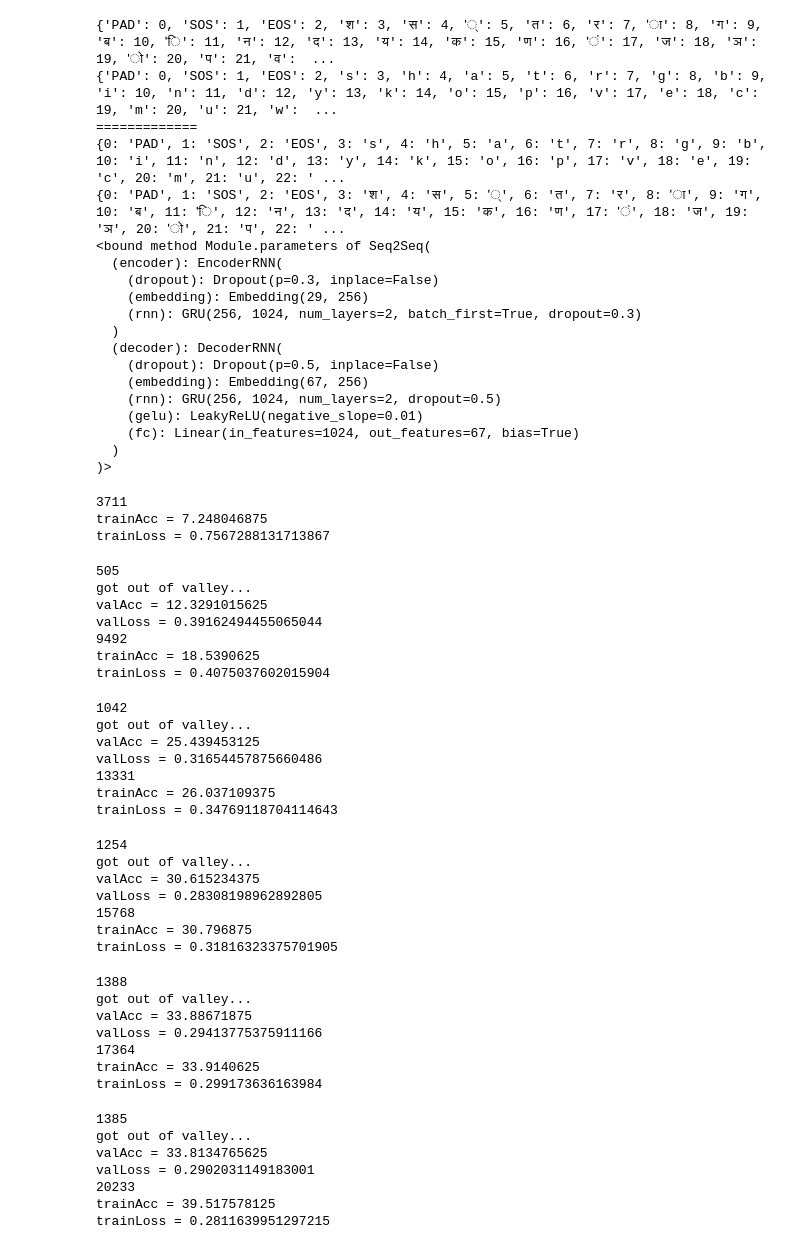
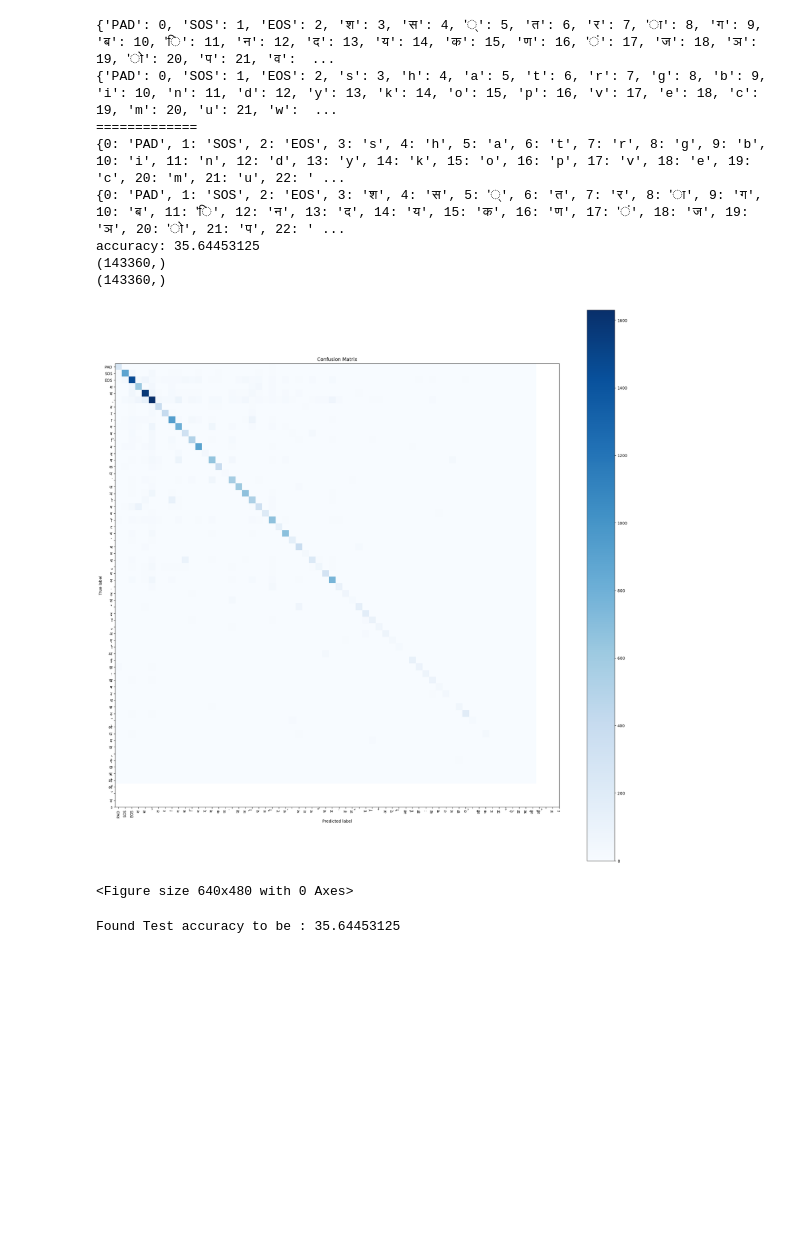
Before and after one commit to Barenya255/DLAssignment3, a Jupyter notebook: DLAssignment3.ipynb, the cells around one changed output. Saved outputs shown, nothing was run; the diff lists cells and outputs as text; code cells hidden in the pictures; blank space fills up the shorter version.

```diff
--- a/DLAssignment3.ipynb
+++ b/DLAssignment3.ipynb
@@ -16,6 +16,7 @@ bestConfig = True
 loaded = True
 # %%
 class PrepText():
+    ''' This class will be used to pre process the data '''
     def __init__ (self, maxSize):
         self.textToNumX = {}
         self.numToTextX = {}
@@ -251,8 +252,7 @@ class EncoderRNN(nn.Module):
 
         return outputs, hidden, cell
 # %%
-class
-(nn.Module):
+class DecoderRNN(nn.Module):
     def __init__(self, input_size, embedding_size, hidden_size, output_size, num_layers, p, biDirection, RNN):
 
 
@@ -355,13 +355,12 @@ def accuracy(model,dataLoader,batch_size):
 
 
         x ,y = x.to(device), y.to (device)
-        output=model(src,target,0)
-
+        output=model(x,y,0)
+        output = nn.Softmax (dim=2) (output)
         predictions=torch.argmax(output,dim=2)
         pred=predictions.T
 
         x= pred
-        y = target1
         #print(x.shape)
         #print (y.shape)
 
@@ -592,7 +591,7 @@ def wandbTrainer ():
 
     else:
 
-        model = torch.load ("/kaggle/input/weights/seq2seq")
+        model = torch.load ("/kaggle/input/bestmodel/seq2seq")
 
 
 
@@ -823,68 +838,22 @@ def plotConfusion(predictedList, targetList, dataPrepper):
     plt.tight_layout()
     plt.show()
 # %%
-if __name__ == "__main__":
+y if __name__ == "__main__":
 
 
     if bestConfig == False:
         getLogging ("4a022304a9a0aebfd481babe48517c3bac750362", "DLAssignment3", "cs22m028")
     else:
         wandbTrainer()
 # %% [output]
 {'PAD': 0, 'SOS': 1, 'EOS': 2, 'श': 3, 'स': 4, '्': 5, 'त': 6, 'र': 7, 'ा': 8, 'ग': 9, 'ब': 10, 'ि': 11, 'न': 12, 'द': 13, 'य': 14, 'क': 15, 'ण': 16, 'ं': 17, 'ज': 18, 'ञ': 19, 'ो': 20, 'प': 21, 'व':  ...
 {'PAD': 0, 'SOS': 1, 'EOS': 2, 's': 3, 'h': 4, 'a': 5, 't': 6, 'r': 7, 'g': 8, 'b': 9, 'i': 10, 'n': 11, 'd': 12, 'y': 13, 'k': 14, 'o': 15, 'p': 16, 'v': 17, 'e': 18, 'c': 19, 'm': 20, 'u': 21, 'w':  ...
 =============
 {0: 'PAD', 1: 'SOS', 2: 'EOS', 3: 's', 4: 'h', 5: 'a', 6: 't', 7: 'r', 8: 'g', 9: 'b', 10: 'i', 11: 'n', 12: 'd', 13: 'y', 14: 'k', 15: 'o', 16: 'p', 17: 'v', 18: 'e', 19: 'c', 20: 'm', 21: 'u', 22: ' ...
 {0: 'PAD', 1: 'SOS', 2: 'EOS', 3: 'श', 4: 'स', 5: '्', 6: 'त', 7: 'र', 8: 'ा', 9: 'ग', 10: 'ब', 11: 'ि', 12: 'न', 13: 'द', 14: 'य', 15: 'क', 16: 'ण', 17: 'ं', 18: 'ज', 19: 'ञ', 20: 'ो', 21: 'प', 22: ' ...
-<bound method Module.parameters of Seq2Seq(
-  (encoder): EncoderRNN(
-    (dropout): Dropout(p=0.3, inplace=False)
-    (embedding): Embedding(29, 256)
-    (rnn): GRU(256, 1024, num_layers=2, batch_first=True, dropout=0.3)
-  )
-  (decoder): DecoderRNN(
-    (dropout): Dropout(p=0.5, inplace=False)
-    (embedding): Embedding(67, 256)
-    (rnn): GRU(256, 1024, num_layers=2, dropout=0.5)
-    (gelu): LeakyReLU(negative_slope=0.01)
-    (fc): Linear(in_features=1024, out_features=67, bias=True)
-  )
-)>
+accuracy: 35.64453125
+(143360,)
+(143360,)
+[figure, added]
-3711
-trainAcc = 7.248046875
-trainLoss = 0.7567288131713867
+<Figure size 640x480 with 0 Axes>
-505
-got out of valley...
-valAcc = 12.3291015625
-valLoss = 0.39162494455065044
-9492
-trainAcc = 18.5390625
-trainLoss = 0.4075037602015904
+Found Test accuracy to be : 35.64453125
-1042
-got out of valley...
-valAcc = 25.439453125
-valLoss = 0.31654457875660486
-13331
-trainAcc = 26.037109375
-trainLoss = 0.34769118704114643
-1254
-got out of valley...
-valAcc = 30.615234375
-valLoss = 0.28308198962892805
-15768
-trainAcc = 30.796875
-trainLoss = 0.31816323375701905
-1388
-got out of valley...
-valAcc = 33.88671875
-valLoss = 0.29413775375911166
-17364
-trainAcc = 33.9140625
-trainLoss = 0.299173636163984
-1385
-got out of valley...
-valAcc = 33.8134765625
-valLoss = 0.2902031149183001
-20233
-trainAcc = 39.517578125
-trainLoss = 0.2811639951297215
```
Also changed, not shown: parts of 3 cells of this notebook.
